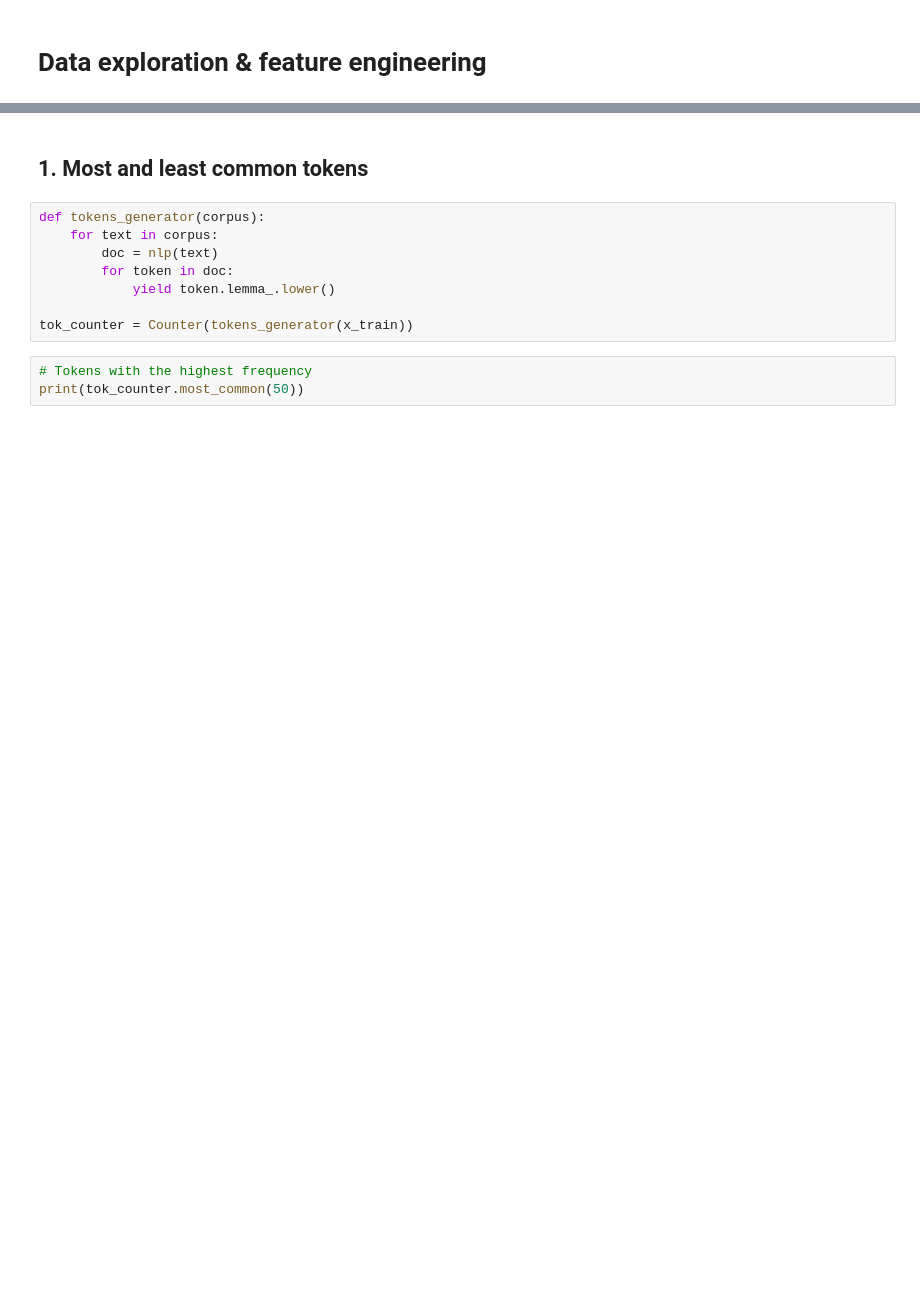
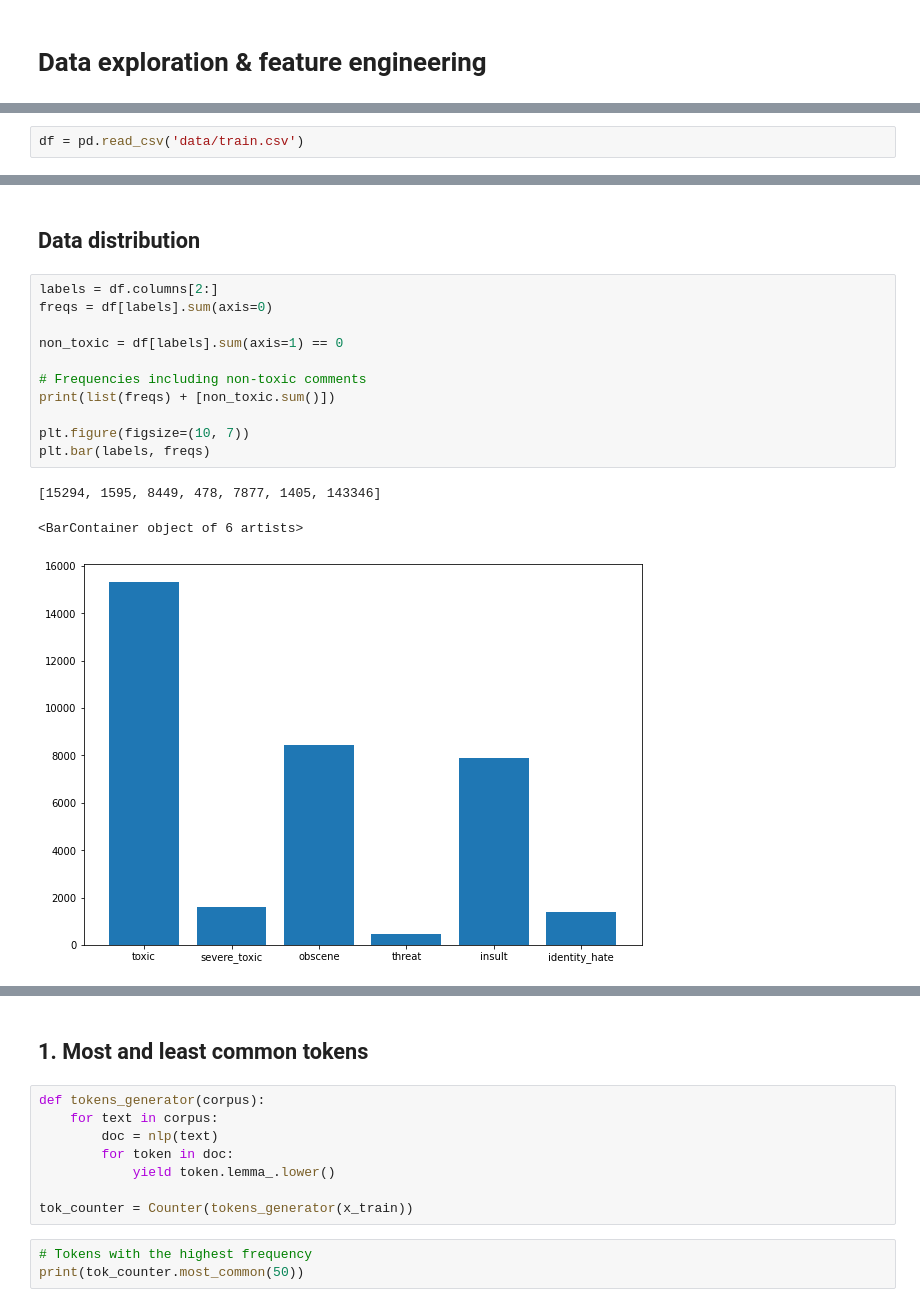
Before and after one commit to tommyip/toxic_comment_classification, a Jupyter notebook: 0_data_exploration_feature_engineering.ipynb, the cells around one changed output, grey strips where cells are left out. Saved outputs shown, nothing was run; the diff lists cells and outputs as text; blank space fills up the shorter version.

```diff
--- a/0_data_exploration_feature_engineering.ipynb
+++ b/0_data_exploration_feature_engineering.ipynb
@@ -15,2 +16,4 @@ from helper import train_validation_test_data
 
 pd.set_option('max_colwidth', 120)
+# %%
+df = pd.read_csv('data/train.csv')
@@ -16,0 +29,17 @@ pd.set_option('max_colwidth', 120)
+# %% [markdown]
+## Data distribution
+# %%
+labels = df.columns[2:]
+freqs = df[labels].sum(axis=0)
+
+non_toxic = df[labels].sum(axis=1) == 0
+
+# Frequencies including non-toxic comments
+print(list(freqs) + [non_toxic.sum()])
+
+plt.figure(figsize=(10, 7))
+plt.bar(labels, freqs)
+# %% [output]
+[15294, 1595, 8449, 478, 7877, 1405, 143346]
+<BarContainer object of 6 artists>
+[figure, added]
```
Also changed, not shown: parts of 25 cells of this notebook, 7 other files.
